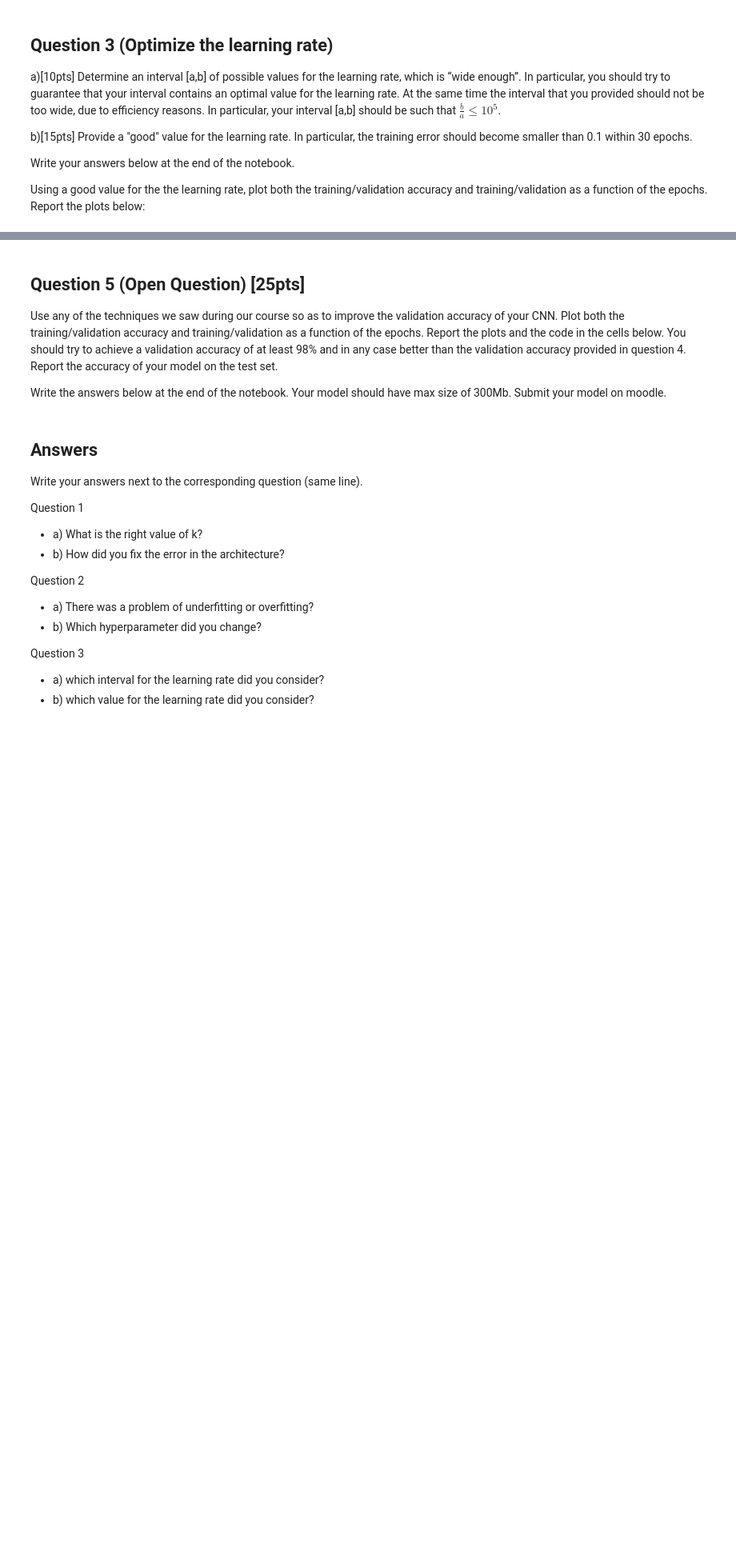
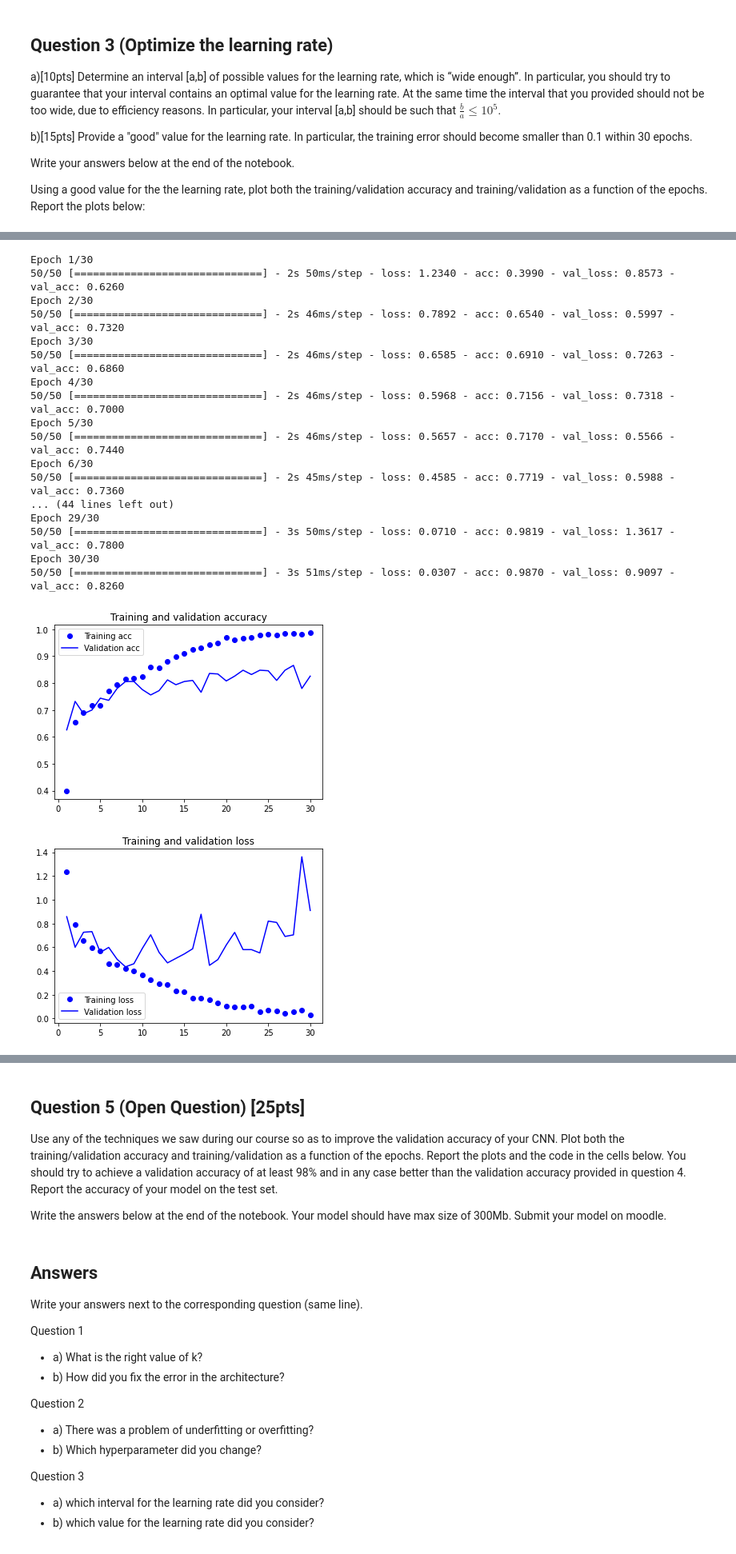
Before and after one commit to TheYankkk/DeepLearning_assignment, a Jupyter notebook: skeletonAssignment1.ipynb, the cells around one changed output, grey strips where cells are left out. Shown at 80% size. Drawn from its saved outputs; the diff is of its cells as text; code cells hidden in the pictures; blank space fills up the shorter version.

```diff
--- a/skeletonAssignment1.ipynb
+++ b/skeletonAssignment1.ipynb
@@ -258,24 +309,68 @@ Using a good value for the the learning rate, plot both the training/validation
 # %%
 import os
 from keras import layers
 from keras import models
 from keras import optimizers
 
-# fill this part
+model = models.Sequential()
+model.add(layers.Conv2D(32, (3, 3), activation='relu',
+                        input_shape=(32, 32, 3)))
+model.add(layers.MaxPooling2D((2, 2)))
+model.add(layers.Conv2D(64, (3, 3), activation='relu',padding='same'))
+model.add(layers.MaxPooling2D((2, 2)))
+model.add(layers.Conv2D(128, (3, 3), activation='relu',padding='same'))
+model.add(layers.MaxPooling2D((2, 2)))
+model.add(layers.Conv2D(128, (3, 3), activation='relu',padding='same'))
+model.add(layers.MaxPooling2D((2, 2)))
+model.add(layers.Flatten())
+model.add(layers.Dense(512, activation='relu'))
+model.add(layers.Dense(4, activation='softmax'))
+model.compile(loss='categorical_crossentropy',
+                  optimizer=optimizers.RMSprop(lr=0.001),
+                 #a good value of learning rate
+                  metrics=['acc'])
+
+
+history = model.fit_generator(
+      train_generator,
+      steps_per_epoch=50,
+      epochs=30,
+      validation_data=validation_generator,
+      validation_steps=25)# fill this part
 
 import matplotlib.pyplot as plt
 acc = history.history['acc']
 val_acc = history.history['val_acc']
 loss = history.history['loss']
 val_loss = history.history['val_loss']
 epochs = range(1, len(acc) + 1)
 plt.plot(epochs, acc, 'bo', label='Training acc')
 plt.plot(epochs, val_acc, 'b', label='Validation acc')
 plt.title('Training and validation accuracy')
 plt.legend()
 plt.figure()
 plt.plot(epochs, loss, 'bo', label='Training loss')
 plt.plot(epochs, val_loss, 'b', label='Validation loss')
 plt.title('Training and validation loss')
 plt.legend()
 plt.show()
+# %% [output]
+Epoch 1/30
+50/50 [==============================] - 2s 50ms/step - loss: 1.2340 - acc: 0.3990 - val_loss: 0.8573 - val_acc: 0.6260
+Epoch 2/30
+50/50 [==============================] - 2s 46ms/step - loss: 0.7892 - acc: 0.6540 - val_loss: 0.5997 - val_acc: 0.7320
+Epoch 3/30
+50/50 [==============================] - 2s 46ms/step - loss: 0.6585 - acc: 0.6910 - val_loss: 0.7263 - val_acc: 0.6860
+Epoch 4/30
+50/50 [==============================] - 2s 46ms/step - loss: 0.5968 - acc: 0.7156 - val_loss: 0.7318 - val_acc: 0.7000
+Epoch 5/30
+50/50 [==============================] - 2s 46ms/step - loss: 0.5657 - acc: 0.7170 - val_loss: 0.5566 - val_acc: 0.7440
+Epoch 6/30
+50/50 [==============================] - 2s 45ms/step - loss: 0.4585 - acc: 0.7719 - val_loss: 0.5988 - val_acc: 0.7360
+... (44 lines left out)
+Epoch 29/30
+50/50 [==============================] - 3s 50ms/step - loss: 0.0710 - acc: 0.9819 - val_loss: 1.3617 - val_acc: 0.7800
+Epoch 30/30
+50/50 [==============================] - 3s 51ms/step - loss: 0.0307 - acc: 0.9870 - val_loss: 0.9097 - val_acc: 0.8260
+[figure, added]
+[figure, added]
```
Also changed, not shown: parts of 8 cells of this notebook.
